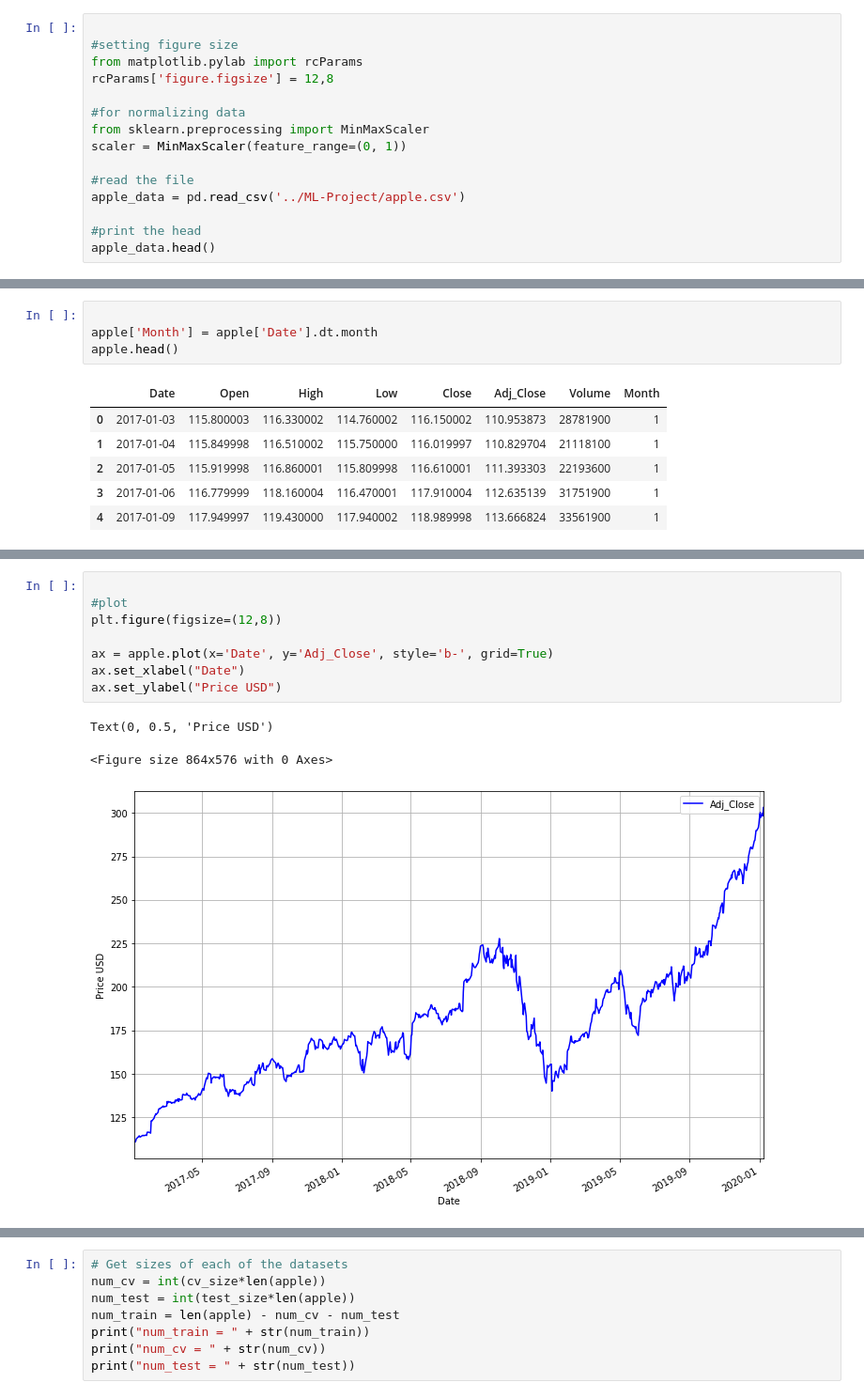
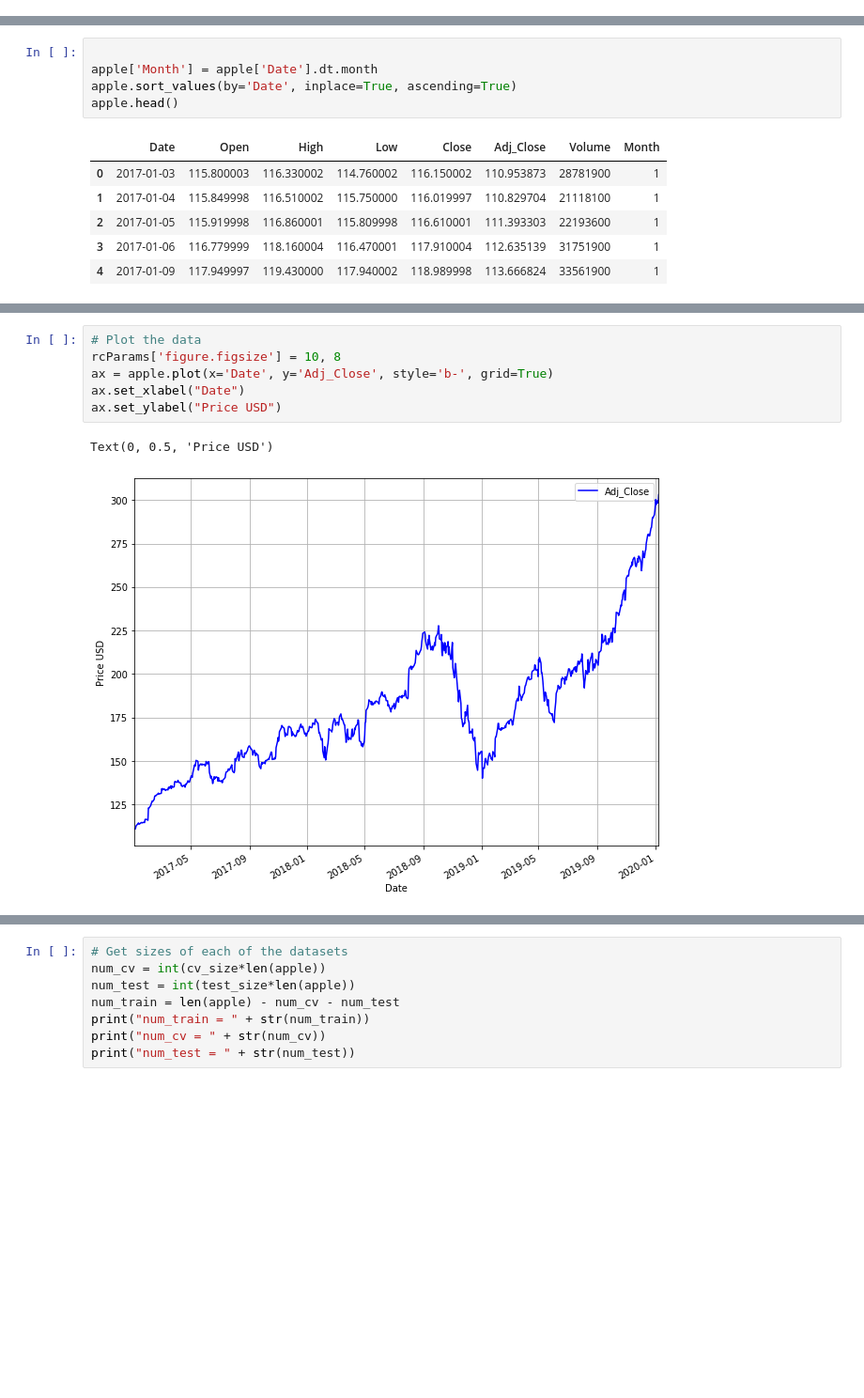
Before and after one commit to sigdelyr/ML-Project, a Jupyter notebook: apple_regression.ipynb, the cells around one changed output, grey strips where cells are left out. Shown at 94% size. Cells and saved outputs as stored; diff of their text form; blank space fills up the shorter version.

```diff
--- a/apple_regression.ipynb
+++ b/apple_regression.ipynb
@@ -22,16 +21 @@ from tqdm import tqdm_notebook
 %matplotlib inline
-# %%
-
-#setting figure size
-from matplotlib.pylab import rcParams
-rcParams['figure.figsize'] = 12,8
-
-#for normalizing data
-from sklearn.preprocessing import MinMaxScaler
-scaler = MinMaxScaler(feature_range=(0, 1))
-
-#read the file
-apple_data = pd.read_csv('../ML-Project/apple.csv')
-
-#print the head
-apple_data.head()
@@ -58,6 +46,7 @@ apple['Date'] = pd.to_datetime(apple.Date,format='%Y-%m-%d')
 # %%
 
 apple['Month'] = apple['Date'].dt.month
+apple.sort_values(by='Date', inplace=True, ascending=True)
 apple.head()
 # %% [output]
 |  | Date | Open | High | Low | Close | Adj_Close | Volume | Month |
@@ -77,12 +64,9 @@ The profit or loss calculation is usually determined by the closing price of a s
 # %%
-
-#plot
-plt.figure(figsize=(12,8))
-
+# Plot the data
+rcParams['figure.figsize'] = 10, 8
 ax = apple.plot(x='Date', y='Adj_Close', style='b-', grid=True)
 ax.set_xlabel("Date")
 ax.set_ylabel("Price USD")
 # %% [output]
 Text(0, 0.5, 'Price USD')
-<Figure size 864x576 with 0 Axes>
-[figure, old version]
+[figure, new version]
```
Also changed, not shown: parts of 26 cells of this notebook.
